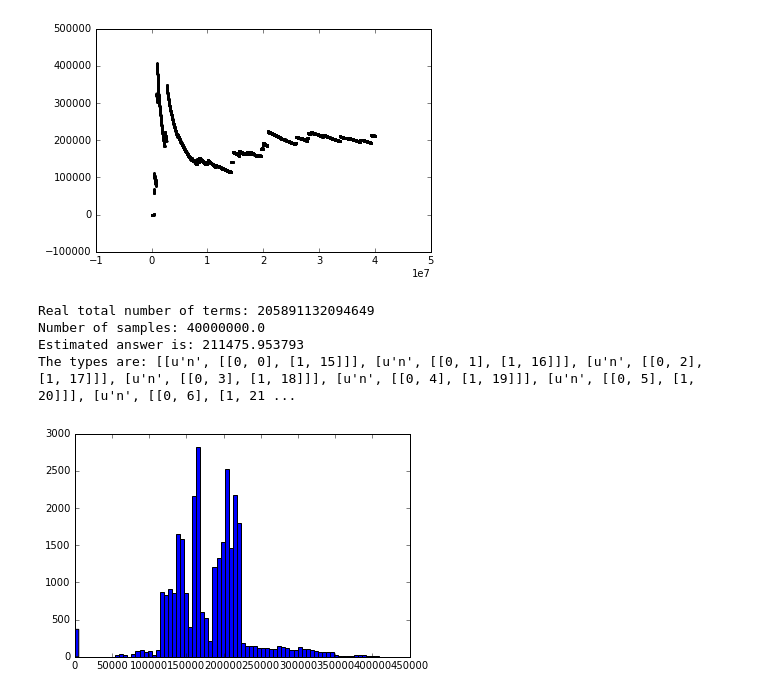
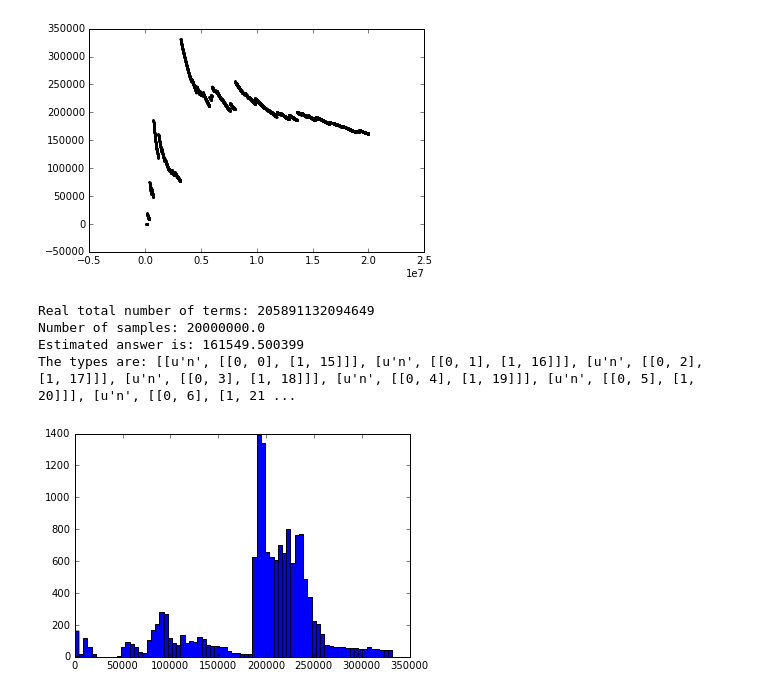
Before and after one commit to EddieCunningham/IP, a Jupyter notebook: Untitled.ipynb, the cells around one changed output. Cells and saved outputs as stored; diff of their text form; code cells hidden in the pictures.

```diff
--- a/Untitled.ipynb
+++ b/Untitled.ipynb
@@ -39,0 +38,4 @@ ipStochastic.getSumForFile('test_3.json',1000,40000000)
+# %%
+def testAndPlot(fileName,totalSamples):
+    ipStochastic.getSumForFile(fileName,1000,totalSamples)
+    plotData(fileName)
@@ -40,9 +60,9 @@ ipStochastic.getSumForFile('test_3.json',1000,40000000)
 # %%
-plotData('test_3.json')
+testAndPlot('test_3.json',20000000)
 # %% [output]
-[figure, old version]
+[figure, new version]
 Real total number of terms: 205891132094649
-Number of samples: 40000000.0
-Estimated answer is: 211475.953793
+Number of samples: 20000000.0
+Estimated answer is: 161549.500399
 The types are: [[u'n', [[0, 0], [1, 15]]], [u'n', [[0, 1], [1, 16]]], [u'n', [[0, 2], [1, 17]]], [u'n', [[0, 3], [1, 18]]], [u'n', [[0, 4], [1, 19]]], [u'n', [[0, 5], [1, 20]]], [u'n', [[0, 6], [1, 21 ...
-[figure, old version]
+[figure, new version]
```
Also changed, not shown: parts of 4 cells of this notebook, 4 other files.
